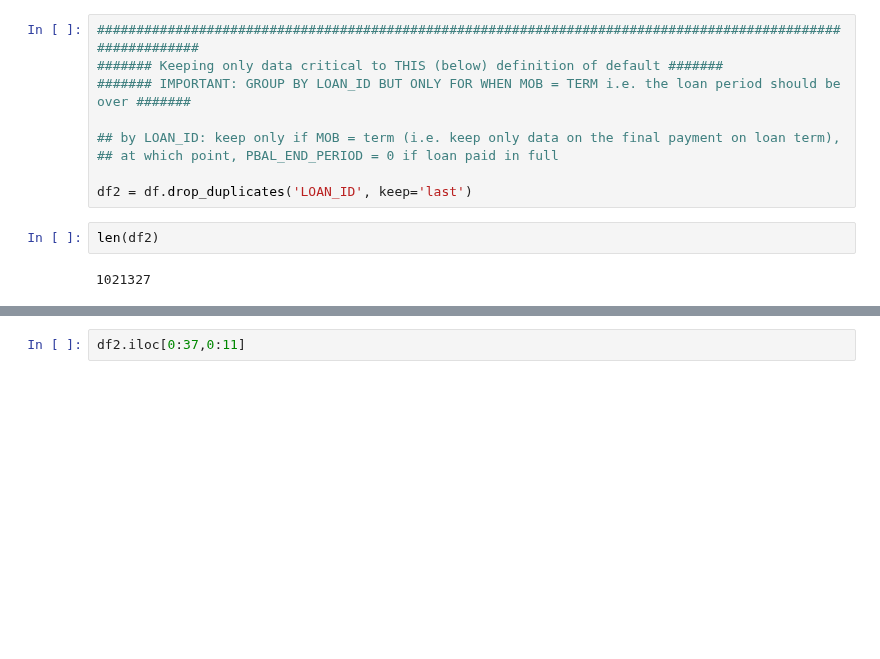
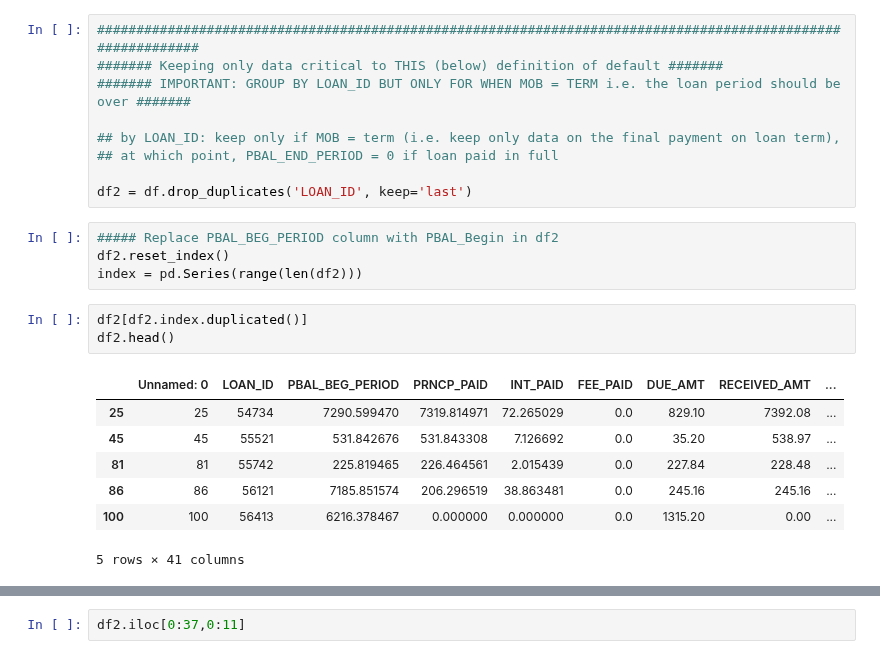
Before and after one commit to j-linx/Insight, a Jupyter notebook: LC_MishaUpload-BasicAnalysis.ipynb, the cells around one changed output, grey strips where cells are left out. Saved outputs shown, nothing was run; the diff lists cells and outputs as text; blank space fills up the shorter version.

```diff
--- a/LC_MishaUpload-BasicAnalysis.ipynb
+++ b/LC_MishaUpload-BasicAnalysis.ipynb
@@ -168,7 +181,18 @@ df.iloc[0:37,0:11]
 ## at which point, PBAL_END_PERIOD = 0 if loan paid in full
 
 df2 = df.drop_duplicates('LOAN_ID', keep='last')
-# %%
-len(df2)
-# %% [output]
-1021327
+# %%
+##### Replace PBAL_BEG_PERIOD column with PBAL_Begin in df2
+df2.reset_index()
+index = pd.Series(range(len(df2)))
+# %%
+df2[df2.index.duplicated()]
+df2.head()
+# %% [output]
+|  | Unnamed: 0 | LOAN_ID | PBAL_BEG_PERIOD | PRNCP_PAID | INT_PAID | FEE_PAID | DUE_AMT | RECEIVED_AMT | ... |
+| 25 | 25 | 54734 | 7290.599470 | 7319.814971 | 72.265029 | 0.0 | 829.10 | 7392.08 | ... |
+| 45 | 45 | 55521 | 531.842676 | 531.843308 | 7.126692 | 0.0 | 35.20 | 538.97 | ... |
+| 81 | 81 | 55742 | 225.819465 | 226.464561 | 2.015439 | 0.0 | 227.84 | 228.48 | ... |
+| 86 | 86 | 56121 | 7185.851574 | 206.296519 | 38.863481 | 0.0 | 245.16 | 245.16 | ... |
+| 100 | 100 | 56413 | 6216.378467 | 0.000000 | 0.000000 | 0.0 | 1315.20 | 0.00 | ... |
+5 rows × 41 columns
```
Also changed, not shown: parts of 7 cells of this notebook.
